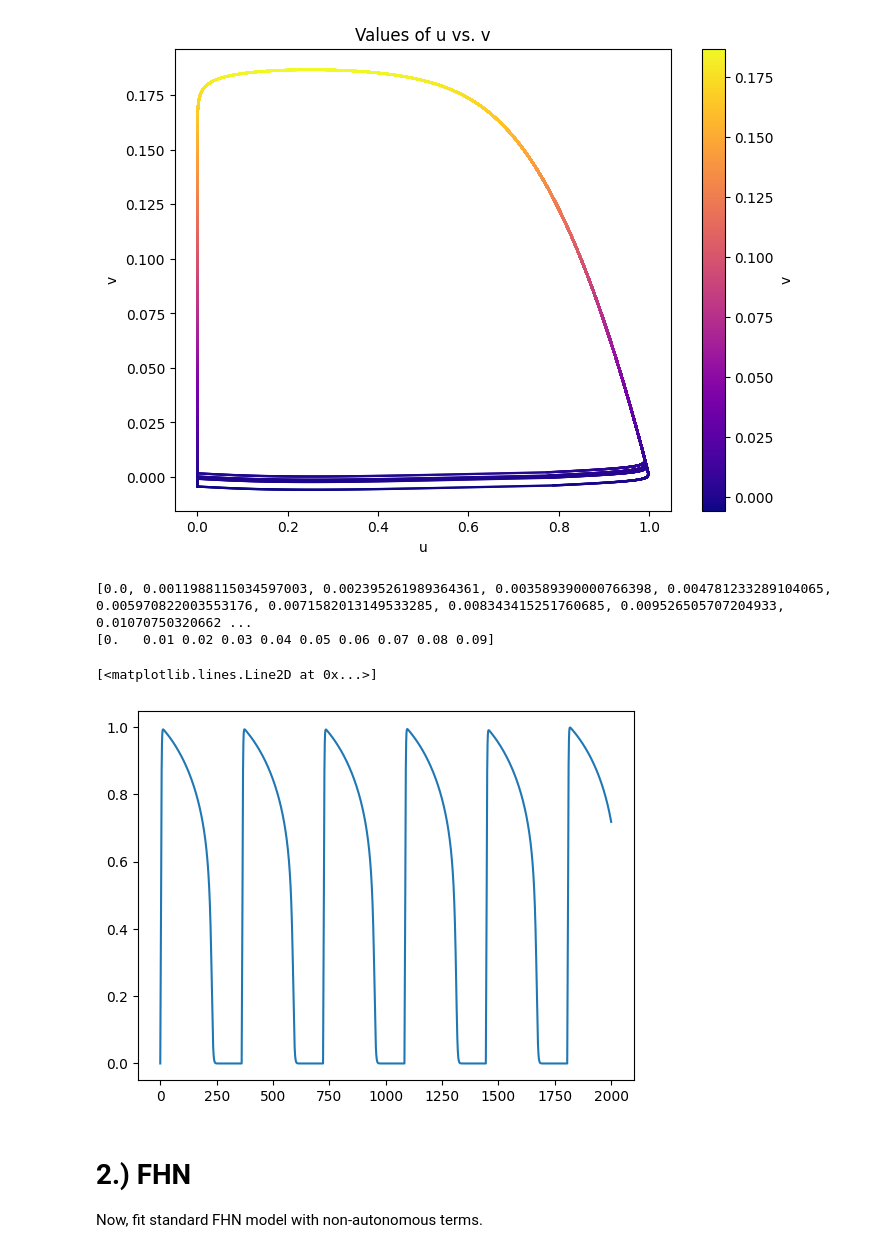
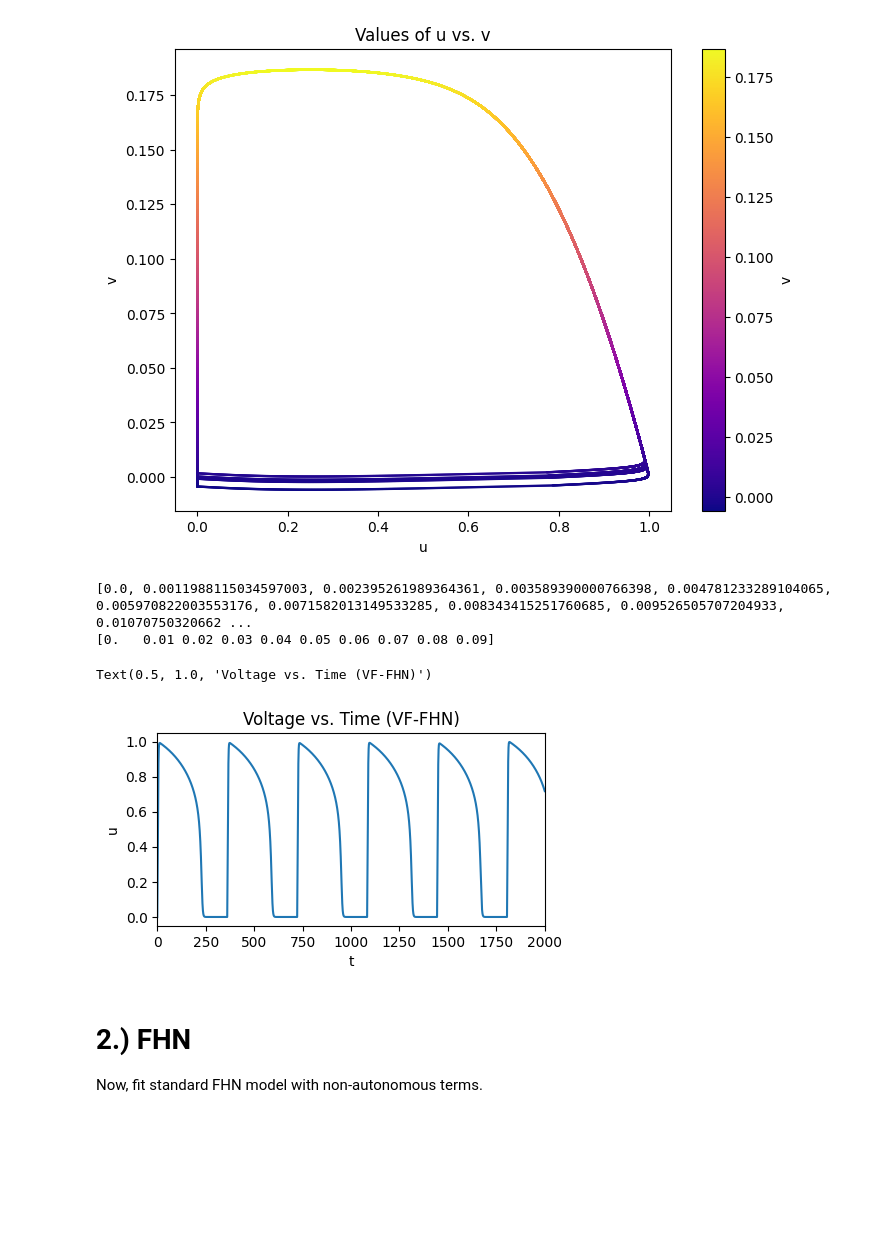
Before and after one commit to cswelch/SINDy-for-Cardiac-Electrophysiology, a Jupyter notebook: SINDy_non-autonomous_test.ipynb, the cells around one changed output. Drawn from its saved outputs; the diff is of its cells as text; code cells hidden in the pictures; blank space fills up the shorter version.

Commit message:
Refactored code for non-autonomous tests and added information to various plots.

```diff
--- a/SINDy_non-autonomous_test.ipynb
+++ b/SINDy_non-autonomous_test.ipynb
@@ -56,25 +62,3 @@ plt.legend()
 # %% [markdown]
 # 1.) VF-FHN
 Now, let's try fitting the above with some non-autonomous terms included.
-# %%
-'''
-Generate the data using the VF-b modified FHN equations:
-Params:
-    state (2d array):        Contains the state variables u and v
-    t (1d array):            Time input
-    non_aut_term (1d array): A non-autonomous term to be added to the u_dot equation
-    alpha = 0.2, beta = 1.1, gamma = 0.31, delta = 1.0, eps = 0.005, theta = -0.05, mu = 1.0 (Old auto-oscillatory parameters used to get these equations)
-'''
-def fhn_vf_b(state, t, non_aut_term, alpha = 0.2, beta = 1.1, gamma = 0.31, delta = 0.0, eps = 0.005, theta = -0.05, mu = 1.0):
-    u, v = state
-    u_dot = mu*u*(1 - u)*(u - alpha) - u*v  # Note - The cardiac version without hyperpolarization (FHN-c) has -u*v instead of -v. ID success can change depending on which variant we use.
-    v_dot = eps*((beta - u)*(u - gamma) - delta*v - theta)
-
-    # Add time-dependent voltage perturbation
-    u_dot +=  non_aut_term(t)
-    return u_dot, v_dot
-
-# Time step and initial values; seems like 0-600 is minimum timeframe needed to identify dynamics
-dt = 0.01
-t_vf_b = np.arange(0,2000,dt)
-x_0_vf_b = np.array([0,0])
@@ -164,15 +141,20 @@ Text(0.5, 1.0, 'Values of u vs. v')
 # %%
 # Plot results - u vs. t
 u_vf_b = df_states_vf_b['u'].tolist()
 print(u_vf_b[0:10])
 print(t_vf_b[0:10])
 
+plt.figure(figsize=(5, 2.5))
 plt.plot(t_vf_b,u_vf_b)
+plt.xlim(0, 2000)
+plt.xlabel('t')
+plt.ylabel('u')
+plt.title('Voltage vs. Time (VF-FHN)')
 # %% [output]
 [0.0, 0.0011988115034597003, 0.002395261989364361, 0.003589390000766398, 0.004781233289104065, 0.005970822003553176, 0.0071582013149533285, 0.008343415251760685, 0.009526505707204933, 0.01070750320662 ...
 [0.   0.01 0.02 0.03 0.04 0.05 0.06 0.07 0.08 0.09]
-[<matplotlib.lines.Line2D at 0x...>]
+Text(0.5, 1.0, 'Voltage vs. Time (VF-FHN)')
-[figure, old version]
+[figure, new version]
 # %% [markdown]
 # 2.) FHN
 Now, fit standard FHN model with non-autonomous terms.
```
Also changed, not shown: parts of 16 cells of this notebook, 2 other files.
